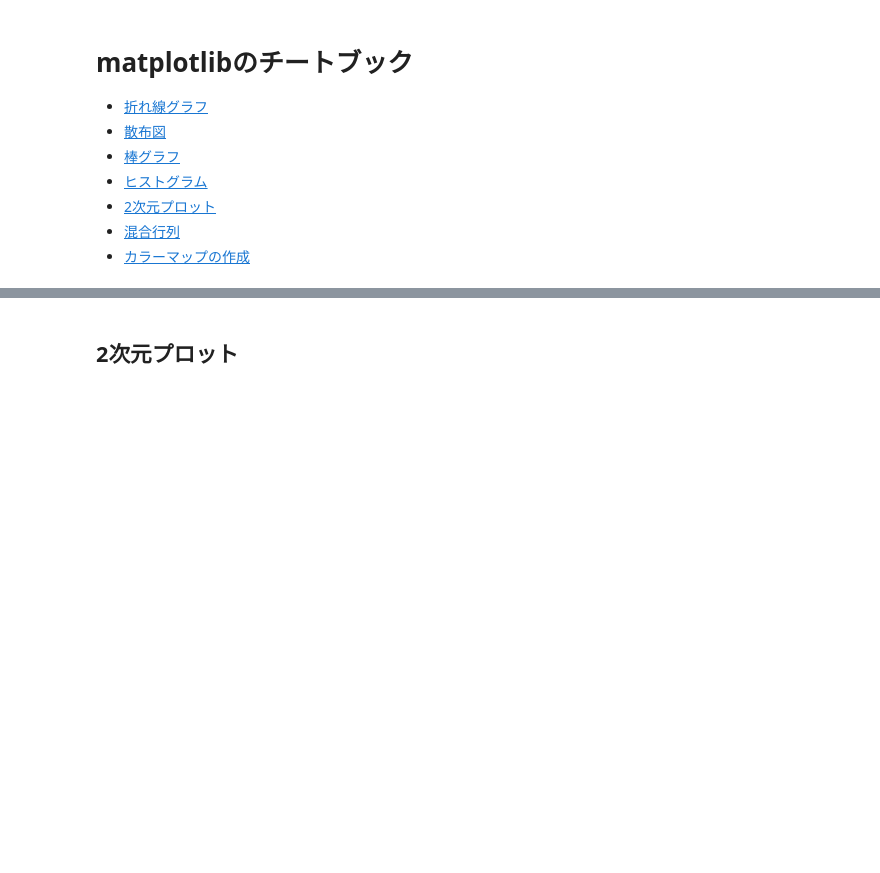
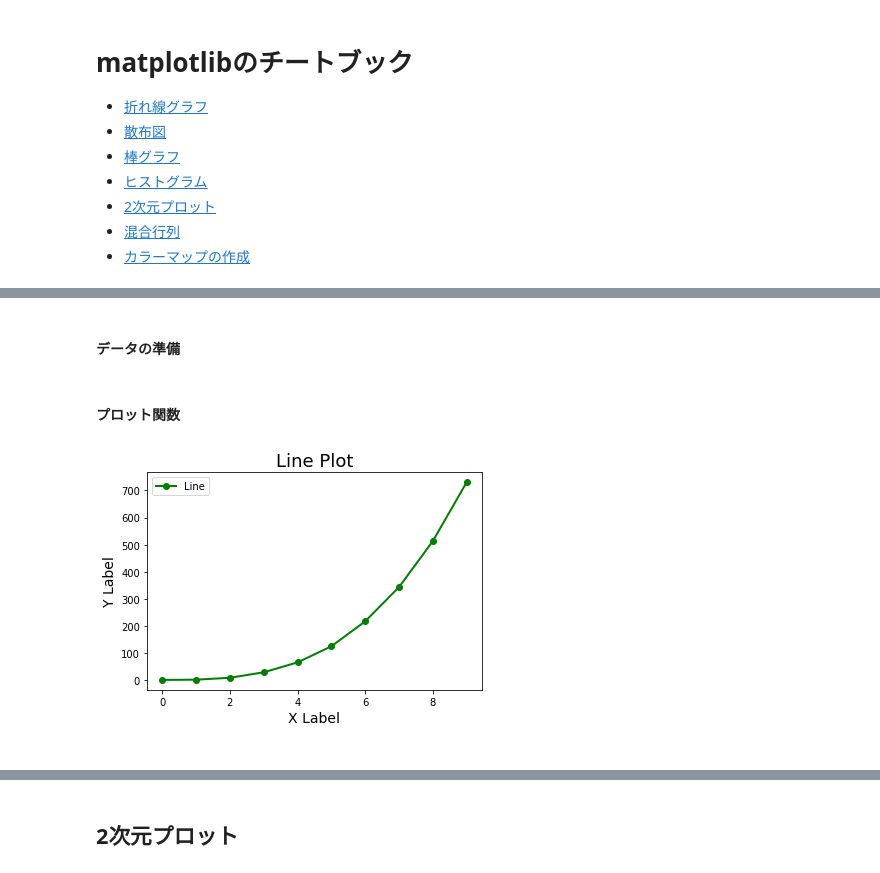
Before and after one commit to IkokObi/Reference, a Jupyter notebook: Python/matplotlib/matplotlib_cheatbook.ipynb, the cells around one changed output, grey strips where cells are left out. Saved outputs shown, nothing was run; the diff lists cells and outputs as text; code cells hidden in the pictures; blank space fills up the shorter version.

```diff
--- a/Python/matplotlib/matplotlib_cheatbook.ipynb
+++ b/Python/matplotlib/matplotlib_cheatbook.ipynb
@@ -157,0 +35,49 @@ histogram(counter_data=grades_counter)
+# %% [markdown]
+#### データの準備
+# %%
+n_data = 10
+xdata = np.arange(n_data)
+ydata = func(xdata)
+# %% [markdown]
+#### プロット関数
+# %%
+def line_graph(xdata, ydata, linewidth=2, color='green', marker=None):
+    """
+    折れ線グラフをプロット
+
+    Parameters
+    --------------
+    xdata : ndarray or list
+        x座標データ
+
+    ydata : ndarray or list
+        y座標データ
+
+    linewidth : float
+        折れ線の太さ
+
+    color : str
+        線の色
+
+    marker : str or None (default : None)
+        折れ線と同時に点をプロットする場合のマーカー
+        Noneの場合はプロットされない
+    """
+    fig = plt.figure()
+    ax = fig.add_subplot(111)
+
+    ax.plot(xdata, ydata, color=color, marker=marker, linewidth=linewidth,
+            linestyle='solid', label='Line')  # 折れ線グラフ作成
+
+    ax.set_title('Line Plot', fontsize=18)  # タイトルを追加
+    ax.set_xlabel('X Label', fontsize=14)  # x軸の設定
+    ax.set_ylabel('Y Label', fontsize=14)  # y軸の設定
+    plt.legend(loc='upper left')  # 凡例の設定
+
+    plt.show()
+# %%
+line_graph(xdata=xdata, ydata=ydata, marker='o')
+# %% [output]
+[figure, added]
+# %% [markdown]
+<a name="scatter"></a>
```
Also changed, not shown: parts of 37 cells of this notebook.
